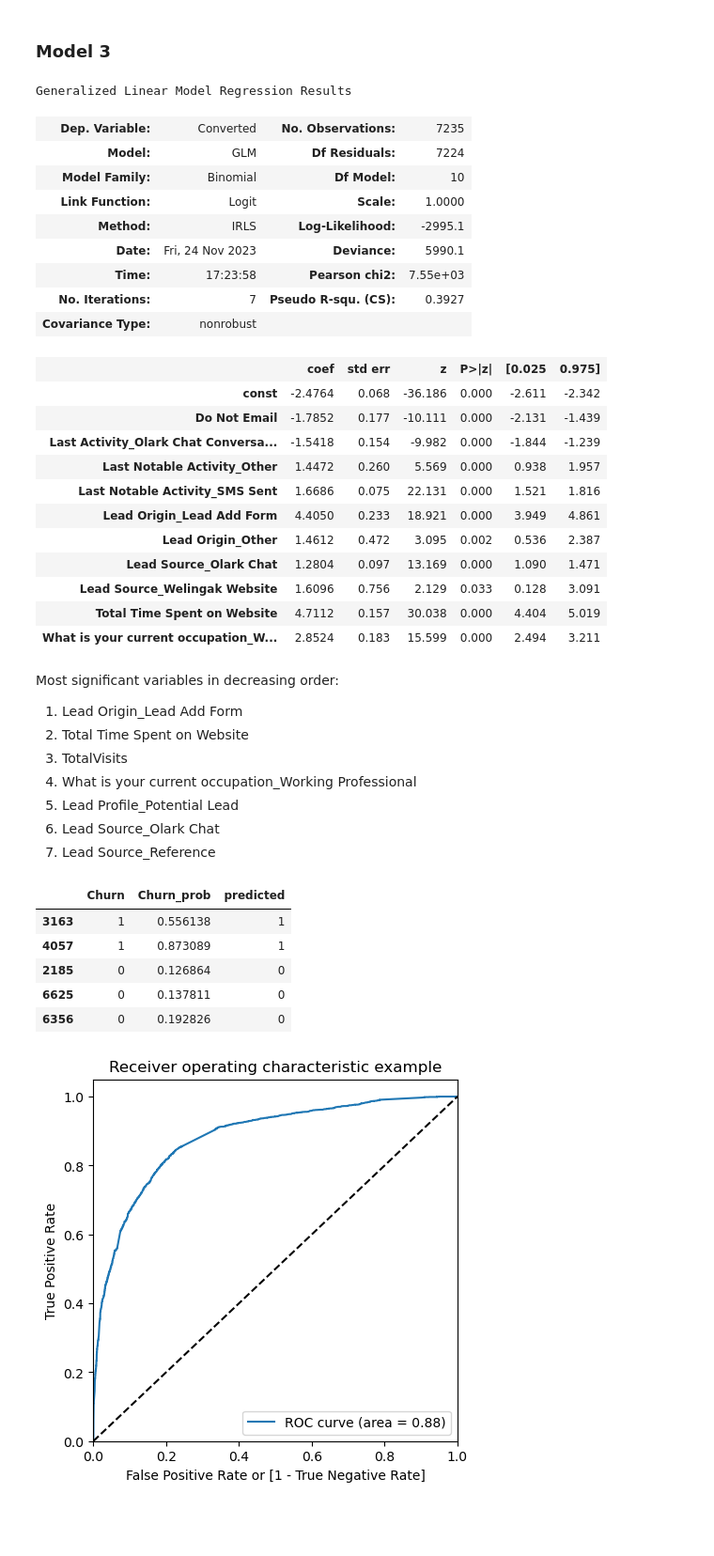
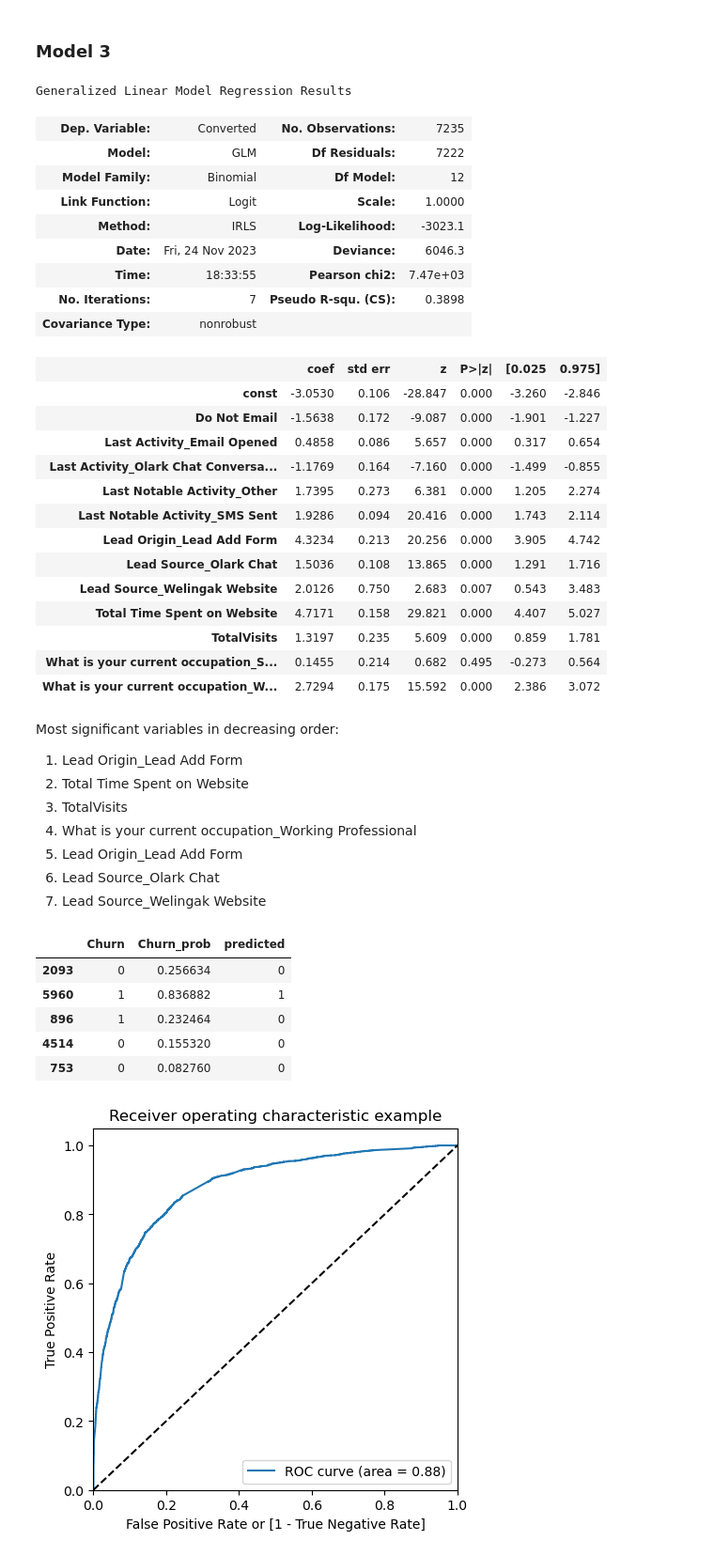
Before and after one commit to artik-gupta/Lead-Score-Case-study-assignment, a Jupyter notebook: LR model.ipynb, the cells around one changed output. Shown at 94% size. Drawn from its saved outputs; the diff is of its cells as text; code cells hidden in the pictures; blank space fills up the shorter version.

Commit message:
Final_Model

```diff
--- a/LR model.ipynb
+++ b/LR model.ipynb
@@ -289,8 +301,8 @@ X_train.head()
 from sklearn.feature_selection import RFE
 from sklearn.linear_model import LogisticRegression
 
-logreg = LogisticRegression( max_iter = 200)
-rfe = RFE(estimator=logreg, n_features_to_select= 10)
+logreg = LogisticRegression( max_iter = 500)
+rfe = RFE(estimator=logreg, n_features_to_select= 15)
 # %%
 rfe.fit(X_train, y_train)
 print('Optimal number of features : %d' % rfe.n_features_)
@@ -362,7 +382,7 @@ Generalized Linear Model Regression Results
 ### removing variables having p value greater than 0.05
 # %%
 sel_col = X_train.columns[rfe.support_]
-#sel_col = sel_col.difference(['Through Recommendations', 'Lead Profile_Student of SomeSchool'])
+sel_col = sel_col.difference(['Lead Source_Reference'])
 # %%
 sel_col
 # %% [output]
@@ -406,0 +435,3 @@ Generalized Linear Model Regression Results
+# %%
+sel_col = sel_col.difference(['Last Activity_Other'])
+sel_col
@@ -455,48 +504,50 @@ res.summary()
 # %% [output]
 Generalized Linear Model Regression Results
 | Dep. Variable: | Converted | No. Observations: | 7235 |
-| Model: | GLM | Df Residuals: | 7224 |
-| Model Family: | Binomial | Df Model: | 10 |
+| Model: | GLM | Df Residuals: | 7222 |
+| Model Family: | Binomial | Df Model: | 12 |
 | Link Function: | Logit | Scale: | 1.0000 |
-| Method: | IRLS | Log-Likelihood: | -2995.1 |
-| Date: | Fri, 24 Nov 2023 | Deviance: | 5990.1 |
-| Time: | 17:23:58 | Pearson chi2: | 7.55e+03 |
-| No. Iterations: | 7 | Pseudo R-squ. (CS): | 0.3927 |
+| Method: | IRLS | Log-Likelihood: | -3023.1 |
+| Date: | Fri, 24 Nov 2023 | Deviance: | 6046.3 |
+| Time: | 18:33:55 | Pearson chi2: | 7.47e+03 |
+| No. Iterations: | 7 | Pseudo R-squ. (CS): | 0.3898 |
 | Covariance Type: | nonrobust |  |  |
 |  | coef | std err | z | P>|z| | [0.025 | 0.975] |
-| const | -2.4764 | 0.068 | -36.186 | 0.000 | -2.611 | -2.342 |
-| Do Not Email | -1.7852 | 0.177 | -10.111 | 0.000 | -2.131 | -1.439 |
-| Last Activity_Olark Chat Conversa... | -1.5418 | 0.154 | -9.982 | 0.000 | -1.844 | -1.239 |
-| Last Notable Activity_Other | 1.4472 | 0.260 | 5.569 | 0.000 | 0.938 | 1.957 |
-| Last Notable Activity_SMS Sent | 1.6686 | 0.075 | 22.131 | 0.000 | 1.521 | 1.816 |
-| Lead Origin_Lead Add Form | 4.4050 | 0.233 | 18.921 | 0.000 | 3.949 | 4.861 |
-| Lead Origin_Other | 1.4612 | 0.472 | 3.095 | 0.002 | 0.536 | 2.387 |
-| Lead Source_Olark Chat | 1.2804 | 0.097 | 13.169 | 0.000 | 1.090 | 1.471 |
-| Lead Source_Welingak Website | 1.6096 | 0.756 | 2.129 | 0.033 | 0.128 | 3.091 |
-| Total Time Spent on Website | 4.7112 | 0.157 | 30.038 | 0.000 | 4.404 | 5.019 |
-| What is your current occupation_W... | 2.8524 | 0.183 | 15.599 | 0.000 | 2.494 | 3.211 |
+| const | -3.0530 | 0.106 | -28.847 | 0.000 | -3.260 | -2.846 |
+| Do Not Email | -1.5638 | 0.172 | -9.087 | 0.000 | -1.901 | -1.227 |
+| Last Activity_Email Opened | 0.4858 | 0.086 | 5.657 | 0.000 | 0.317 | 0.654 |
+| Last Activity_Olark Chat Conversa... | -1.1769 | 0.164 | -7.160 | 0.000 | -1.499 | -0.855 |
+| Last Notable Activity_Other | 1.7395 | 0.273 | 6.381 | 0.000 | 1.205 | 2.274 |
+| Last Notable Activity_SMS Sent | 1.9286 | 0.094 | 20.416 | 0.000 | 1.743 | 2.114 |
+| Lead Origin_Lead Add Form | 4.3234 | 0.213 | 20.256 | 0.000 | 3.905 | 4.742 |
+| Lead Source_Olark Chat | 1.5036 | 0.108 | 13.865 | 0.000 | 1.291 | 1.716 |
+| Lead Source_Welingak Website | 2.0126 | 0.750 | 2.683 | 0.007 | 0.543 | 3.483 |
+| Total Time Spent on Website | 4.7171 | 0.158 | 29.821 | 0.000 | 4.407 | 5.027 |
+| TotalVisits | 1.3197 | 0.235 | 5.609 | 0.000 | 0.859 | 1.781 |
+| What is your current occupation_S... | 0.1455 | 0.214 | 0.682 | 0.495 | -0.273 | 0.564 |
+| What is your current occupation_W... | 2.7294 | 0.175 | 15.592 | 0.000 | 2.386 | 3.072 |
 # %% [markdown]
 Most significant variables in decreasing order:
 1. Lead Origin_Lead Add Form
 2. Total Time Spent on Website
 3. TotalVisits
 4. What is your current occupation_Working Professional
-5. Lead Profile_Potential Lead
+5. Lead Origin_Lead Add Form
 6. Lead Source_Olark Chat
-7. Lead Source_Reference
+7. Lead Source_Welingak Website
 # %%
 y_predict = res.predict(X_train_sm)
 # %%
 res_df = pd.DataFrame({'Churn': y_train, 'Churn_prob': y_predict, })
-res_df['predicted'] = res_df.Churn_prob.apply(lambda x: 1 if x > 0.4 else 0)
+res_df['predicted'] = res_df.Churn_prob.apply(lambda x: 1 if x > 0.35 else 0)
 res_df.head()
 # %% [output]
 |  | Churn | Churn_prob | predicted |
-| 3163 | 1 | 0.556138 | 1 |
-| 4057 | 1 | 0.873089 | 1 |
-| 2185 | 0 | 0.126864 | 0 |
-| 6625 | 0 | 0.137811 | 0 |
-| 6356 | 0 | 0.192826 | 0 |
+| 2093 | 0 | 0.256634 | 0 |
+| 5960 | 1 | 0.836882 | 1 |
+| 896 | 1 | 0.232464 | 0 |
+| 4514 | 0 | 0.155320 | 0 |
+| 753 | 0 | 0.082760 | 0 |
 # %%
 def draw_roc( actual, probs ):
     fpr, tpr, thresholds = metrics.roc_curve( actual, probs,
```
Also changed, not shown: parts of 27 cells of this notebook.
